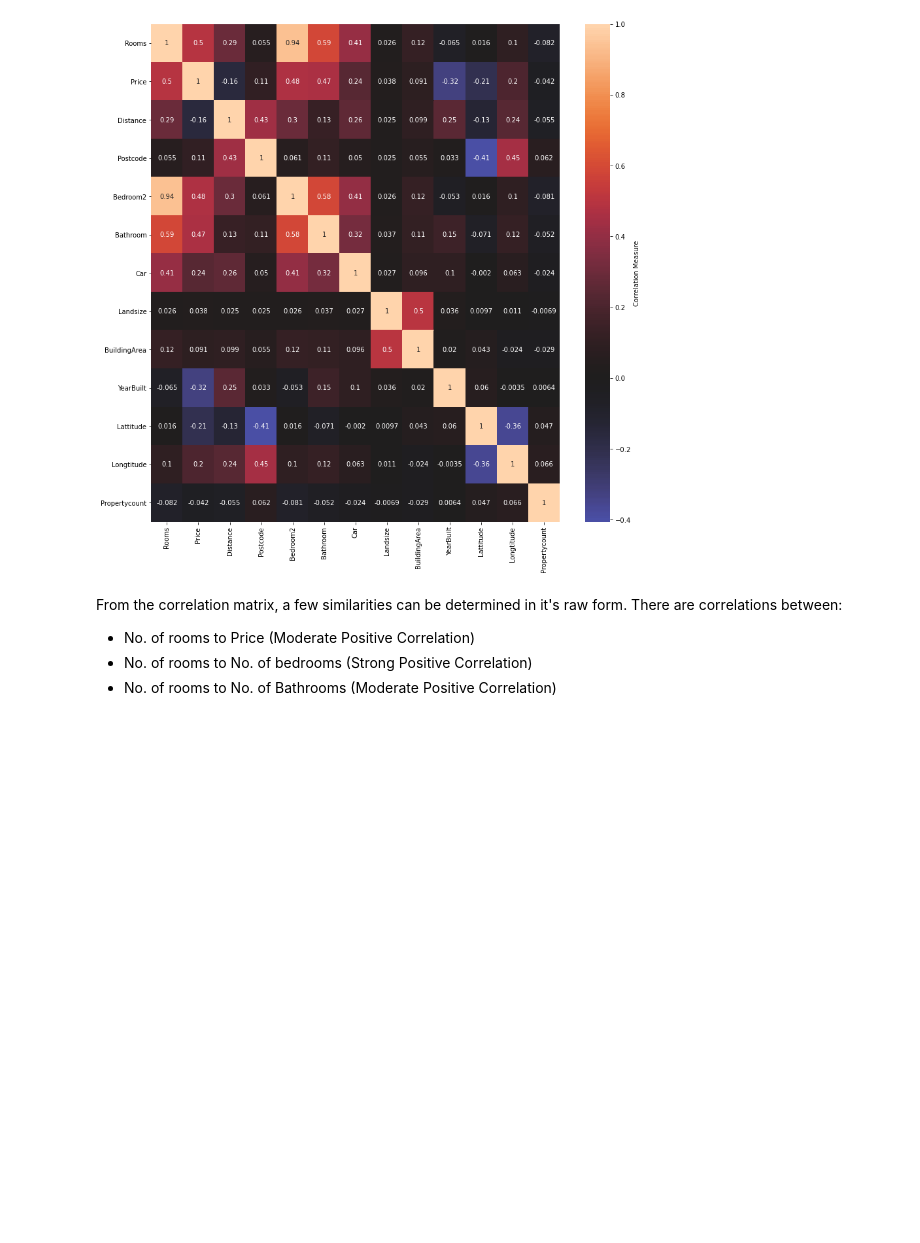
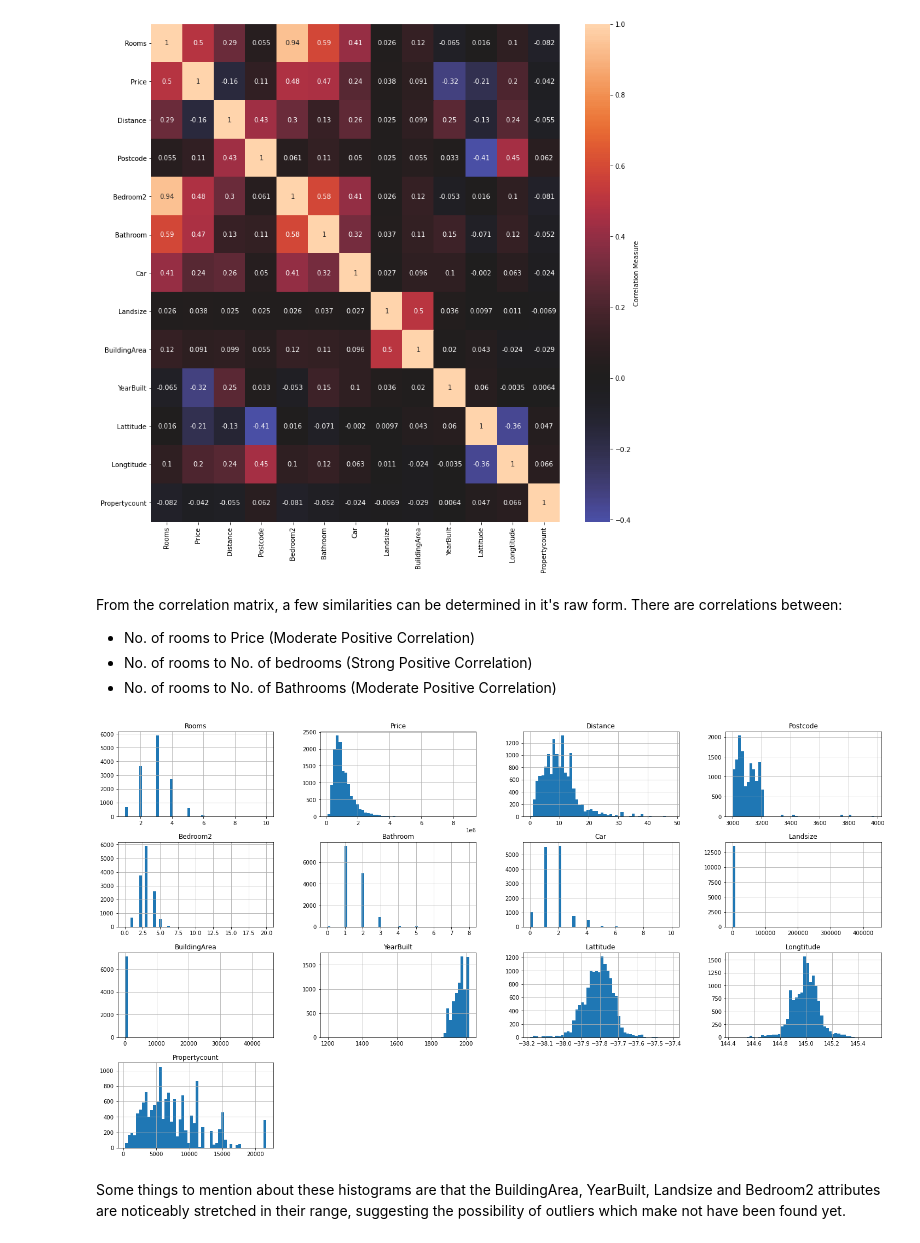
Before and after one commit to sheldyso/Data-Visualisation-Report, a Jupyter notebook: Data Visualisation Report.ipynb, the cells around one changed output. Drawn from its saved outputs; the diff is of its cells as text; code cells hidden in the pictures; blank space fills up the shorter version.

```diff
--- a/Data Visualisation Report.ipynb
+++ b/Data Visualisation Report.ipynb
@@ -107,3 +135,10 @@ From the correlation matrix, a few similarities can be determined in it's raw fo
 - No. of rooms to Price (Moderate Positive Correlation)
 - No. of rooms to No. of bedrooms (Strong Positive Correlation)
 - No. of rooms to No. of Bathrooms (Moderate Positive Correlation)
+# %%
+data.hist(bins=50, figsize=(25,14))
+plt.show()
+# %% [output]
+[figure, added]
+# %% [markdown]
+Some things to mention about these histograms are that the BuildingArea, YearBuilt, Landsize and Bedroom2 attributes are noticeably stretched in their range, suggesting the possibility of outliers which make not have been found yet.
```
Also changed, not shown: parts of 21 cells of this notebook.
